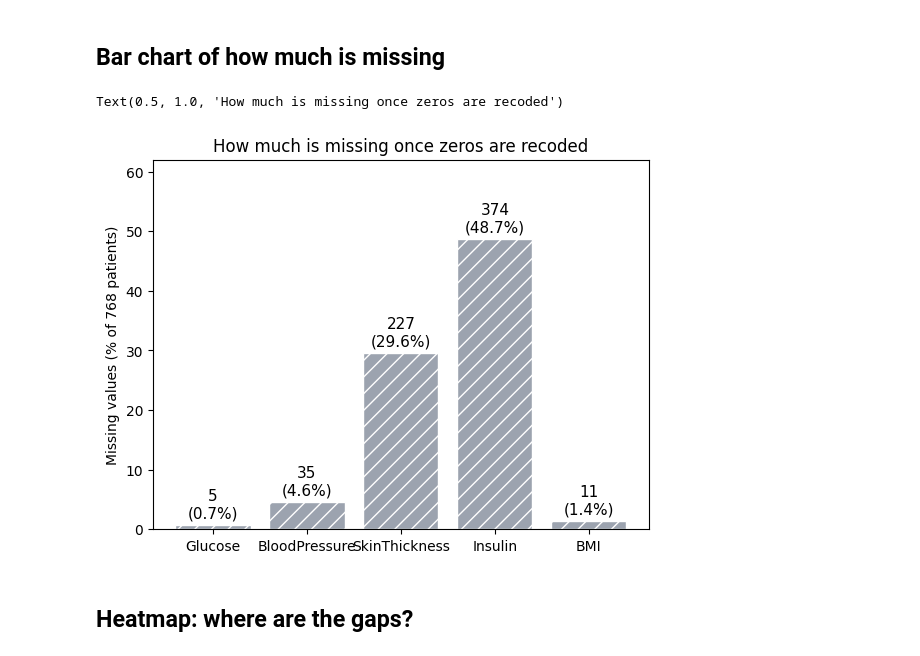
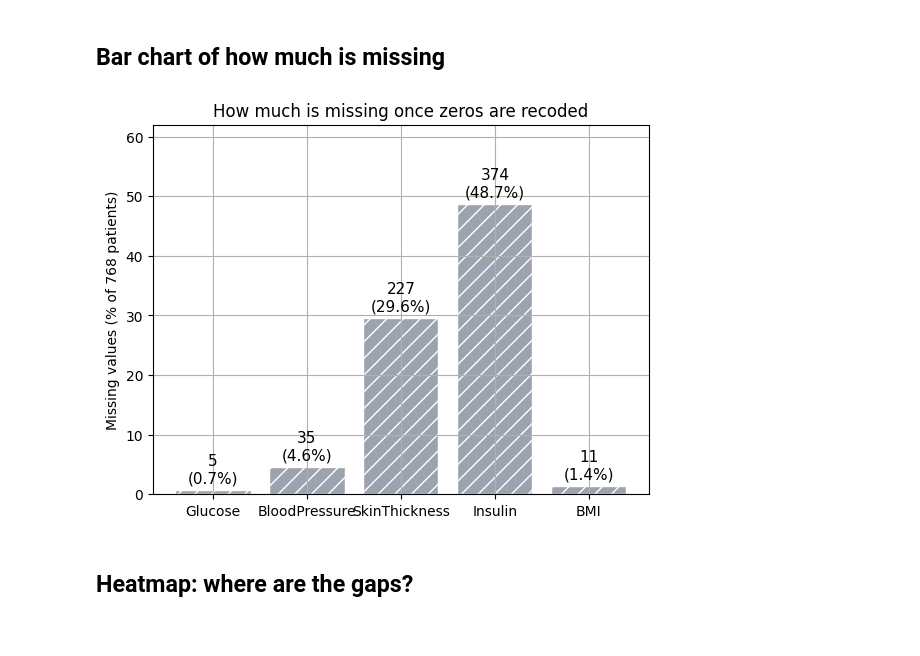
Before and after one commit to ahmedtayel714/Advanced-AI-and-Uncertainty--W1, a Jupyter notebook: W01_UncertaintyDemo_Team01_MyBuild.ipynb, the cells around one changed output. Drawn from its saved outputs; the diff is of its cells as text; code cells hidden in the pictures.

```diff
--- a/W01_UncertaintyDemo_Team01_MyBuild.ipynb
+++ b/W01_UncertaintyDemo_Team01_MyBuild.ipynb
@@ -104,15 +105,15 @@ dtype: int64
 # %%
 missing = df[cols].isna().sum()
 pct=100 * missing / len(df)
 fig=plt.bar(cols, pct, color=MISS, hatch="//", edgecolor="white")
 for b, m, p in zip(fig,missing, pct):
     plt.text(b.get_x() + b.get_width() / 2, p + 1.2, f"{m}\n({p:.1f}%)", ha="center", fontsize=11)
 plt.ylim(0, 62)
 plt.ylabel("Missing values (% of 768 patients)")
 plt.title("How much is missing once zeros are recoded")
+plt.grid()
 # %% [output]
-Text(0.5, 1.0, 'How much is missing once zeros are recoded')
-[figure, old version]
+[figure, new version]
 # %% [markdown]
 ##  Heatmap: where are the gaps?
 # %%
```
Also changed, not shown: parts of 3 cells of this notebook.
